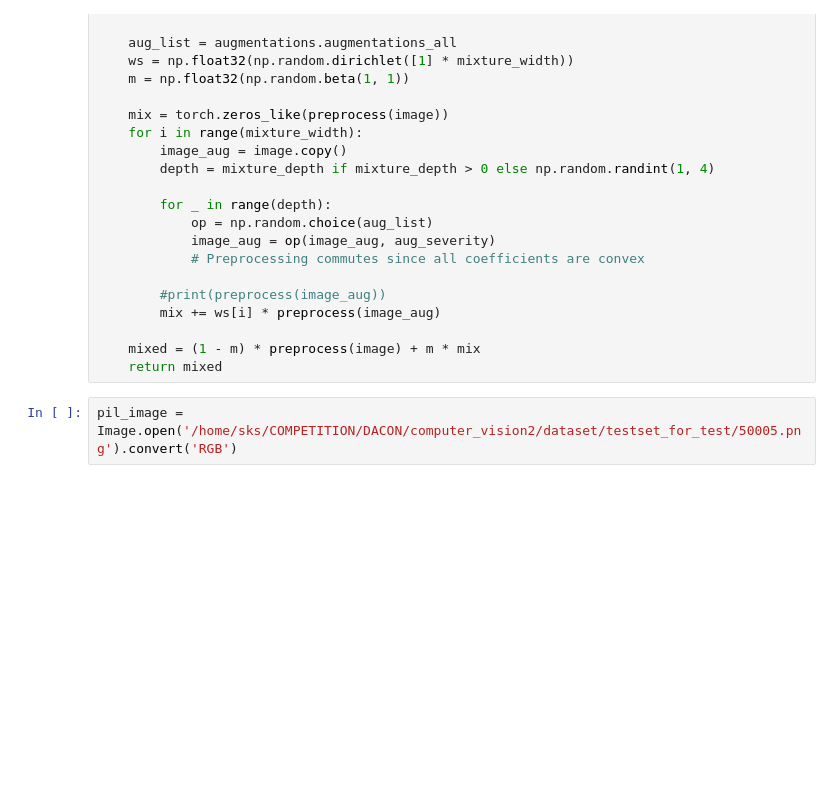
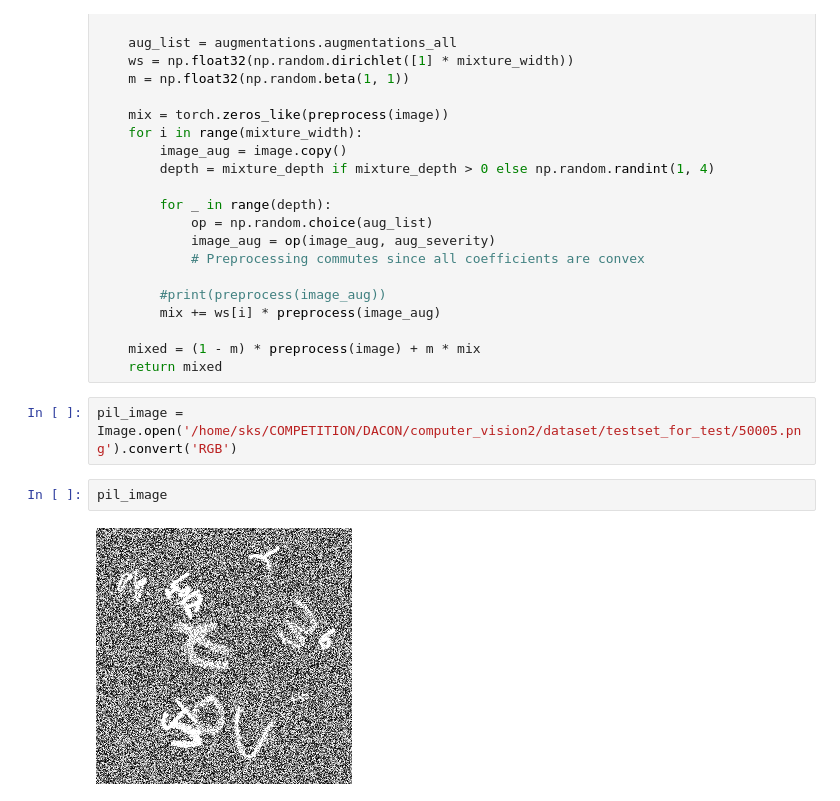
Before and after one commit to mons2us/dacon_cv2, a Jupyter notebook: 1_models/SKS/utils/Untitled.ipynb, the cells around one changed output. Saved outputs shown, nothing was run; the diff lists cells and outputs as text; blank space fills up the shorter version.

```diff
--- a/1_models/SKS/utils/Untitled.ipynb
+++ b/1_models/SKS/utils/Untitled.ipynb
@@ -42,5 +47,9 @@ def aug(image):
     return mixed
 # %%
 pil_image = Image.open('/home/sks/COMPETITION/DACON/computer_vision2/dataset/testset_for_test/50005.png').convert('RGB')
+# %%
+pil_image
+# %% [output]
+[figure, added]
 # %%
 auged_image = aug(pil_image)
```
Also changed, not shown: parts of 4 cells of this notebook, 16 other files.
